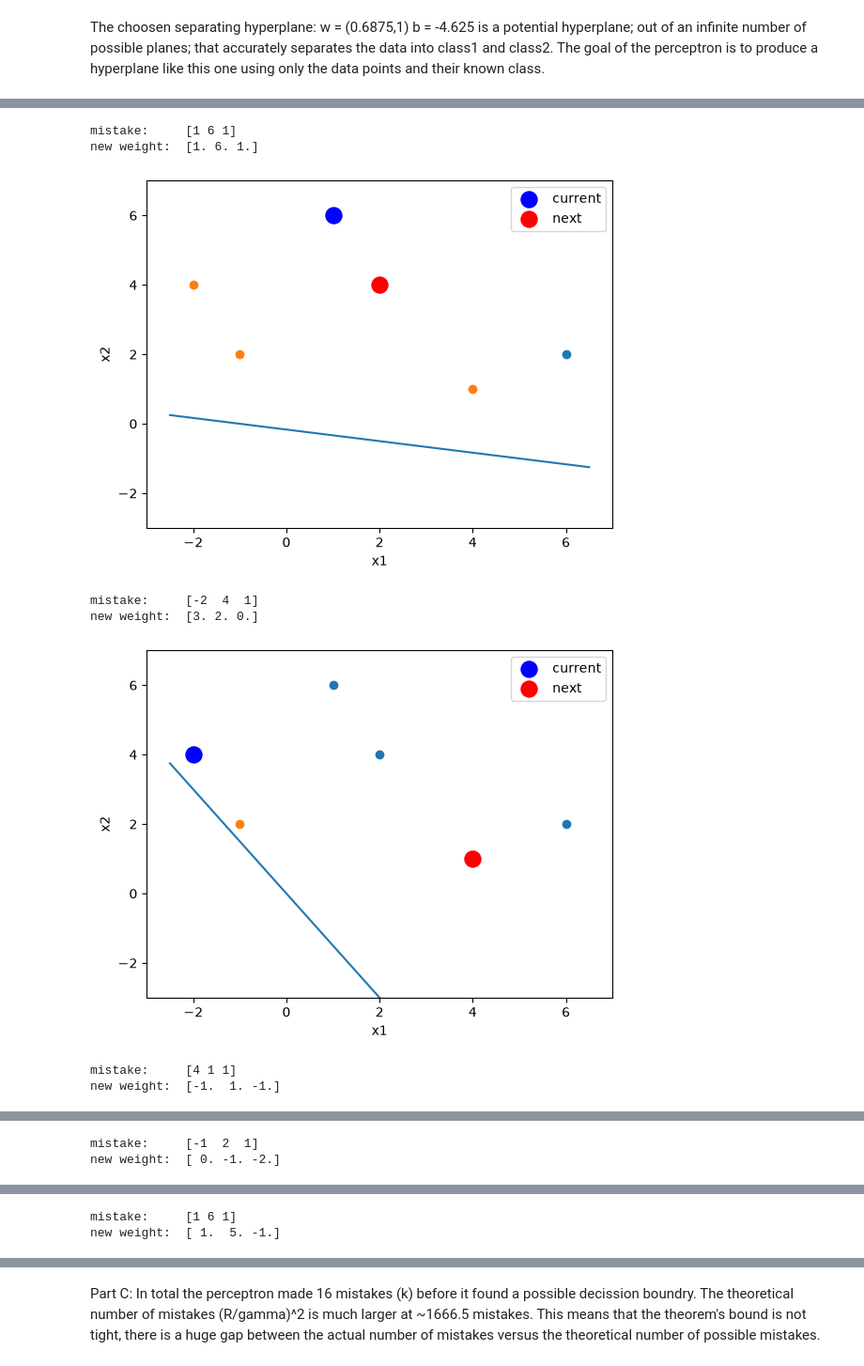
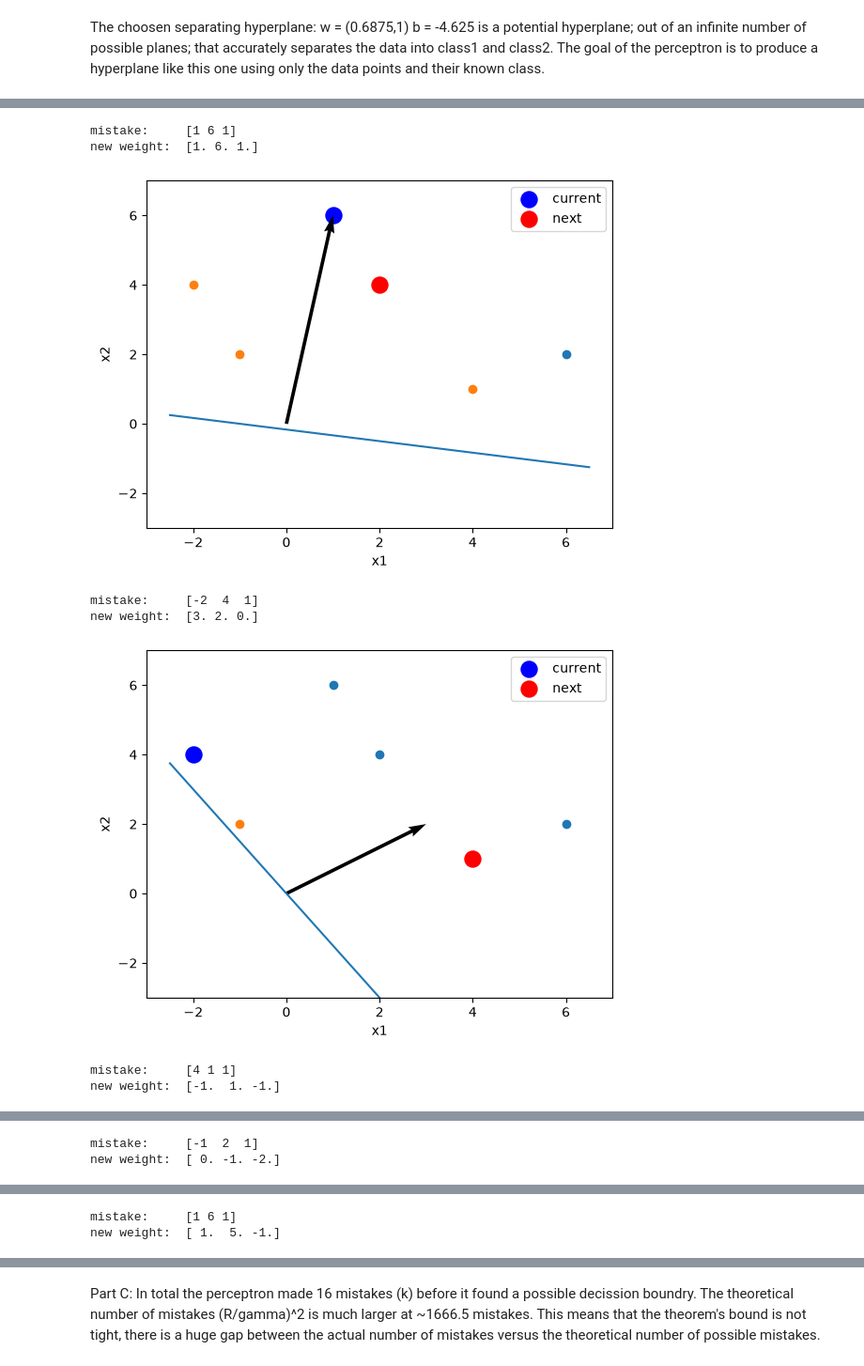
Before and after one commit to rafa0023/perceptron, a Jupyter notebook: perceptron.ipynb, the cells around one changed output, grey strips where cells are left out. Shown at 94% size. Drawn from its saved outputs; the diff is of its cells as text; code cells hidden in the pictures.

```diff
--- a/perceptron.ipynb
+++ b/perceptron.ipynb
@@ -91,36 +91,43 @@ def perceptron(data, label,plot=True):
                     #plot next point
                     if i + 1 < len(data):
                         next_x = data[i+1]
                         plt.scatter(next_x[0],next_x[1], s=150, color = 'red', label = 'next')
 
                     #plot decision boundry
                     xs = np.linspace(data[:,0].min()-0.5, data[:,0].max()+0.5, 200)
                     ys = -(w[0]*xs + w[2]) / (w[1] + 1e-12)
                     plt.plot(xs, ys)
 
                     #plot weight vector
+                    plt.quiver(
+                        0, 0,
+                        w[0], w[1],
+                        angles='xy',
+                        scale_units='xy',
+                        scale=1
+                    )
 
                     plt.xlabel('x1')
                     plt.ylabel('x2')
                     plt.xlim(-3, 7)
                     plt.ylim(-3, 7)
                     plt.legend()
                     plt.show()
 
         errors.append(error)
 
         if error == 0:
             break
 
     return w, errors
 
 w, errors = perceptron(data, label)
 # %% [output]
 mistake:     [1 6 1]
 new weight:  [1. 6. 1.]
-[figure, old version]
+[figure, new version]
 mistake:     [-2  4  1]
 new weight:  [3. 2. 0.]
-[figure, old version]
+[figure, new version]
 mistake:     [4 1 1]
 new weight:  [-1.  1. -1.]
```
Also changed, not shown: parts of 3 cells of this notebook.
